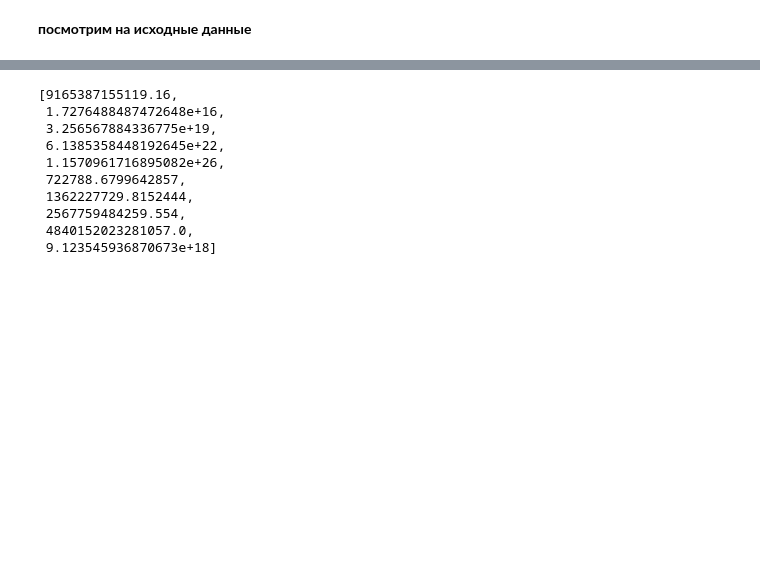
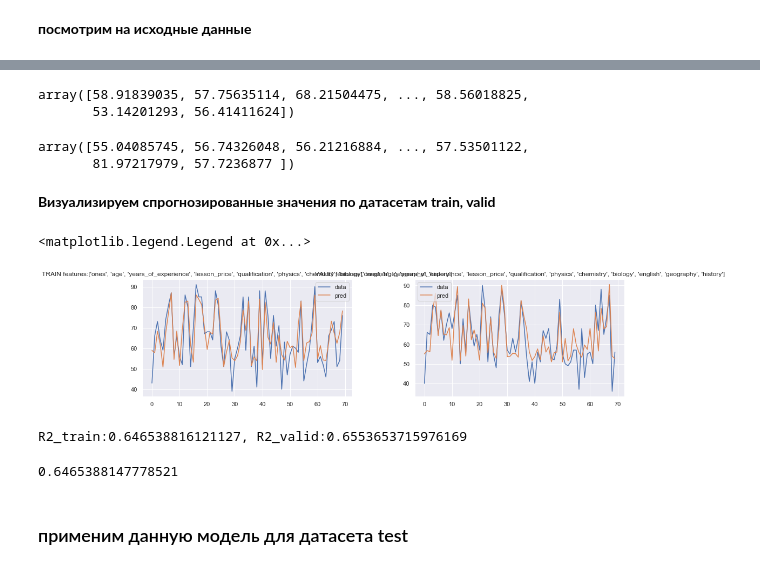
Before and after one commit to mmingalov/geekbrains-data-analysis-alg, a Jupyter notebook: tutors-expected-math-exam-results/mmingalov_math_exam_courwework.ipynb, the cells around one changed output, grey strips where cells are left out. Cells and saved outputs as stored; diff of their text form; code cells hidden in the pictures; blank space fills up the shorter version.

```diff
--- a/tutors-expected-math-exam-results/mmingalov_math_exam_courwework.ipynb
+++ b/tutors-expected-math-exam-results/mmingalov_math_exam_courwework.ipynb
@@ -181,13 +233,48 @@ Text(0, 0.5, 'MSE')
-# %%
-errors
-# %% [output]
-[9165387155119.16,
- 1.7276488487472648e+16,
- 3.256567884336775e+19,
- 6.1385358448192645e+22,
- 1.1570961716895082e+26,
- 722788.6799642857,
- 1362227729.8152444,
- 2567759484259.554,
- 4840152023281057.0,
- 9.123545936870673e+18]
+# %%
+y_train_pred = np.dot(W, X_t.T)
+y_train_pred
+# %% [output]
+array([58.91839035, 57.75635114, 68.21504475, ..., 58.56018825,
+       53.14201293, 56.41411624])
+# %%
+X_t = np.array(X_valid)
+y_valid_pred = np.dot(W, X_t.T)
+y_valid_pred
+# %% [output]
+array([55.04085745, 56.74326048, 56.21216884, ..., 57.53501122,
+       81.97217979, 57.7236877 ])
+# %% [markdown]
+__Визуализируем спрогнозированные значения по датасетам train, valid__
+# %%
+fig, ax = plt.subplots(nrows=1, ncols=2)
+plt.subplots_adjust(wspace=0.3, hspace=0.3)
+fig.set_size_inches(16, 4, forward=True)
+ax1, ax2 = ax.flatten()
+
+ax1.plot(range(0,70),y_train[:70], label = 'data')
+ax1.plot(range(0,70),y_train_pred[:70], label = 'pred')
+ax1.set_title(f'TRAIN features:{features}')
+ax1.legend()
+
+ax2.plot(range(0,70),y_valid[:70], label = 'data')
+ax2.plot(range(0,70),y_valid_pred[:70], label = 'pred')
+ax2.set_title(f'VALID features:{features}')
+ax2.legend()
+# %% [output]
+<matplotlib.legend.Legend at 0x...>
+[figure, added]
+# %%
+R2_train = coef_R2(y_train_pred,y_train)
+R2_valid = coef_R2(y_valid_pred,y_valid)
+print(f'R2_train:{R2_train}, R2_valid:{R2_valid}')
+# %% [output]
+R2_train:0.646538816121127, R2_valid:0.6553653715976169
+# %%
+from sklearn.metrics import r2_score
+
+coefficient_of_dermination = r2_score(y_train, y_train_pred)
+coefficient_of_dermination
+# %% [output]
+0.6465388147778521
+# %% [markdown]
+### применим данную модель для датасета test
```
Also changed, not shown: parts of 42 cells of this notebook, 7 other files.
